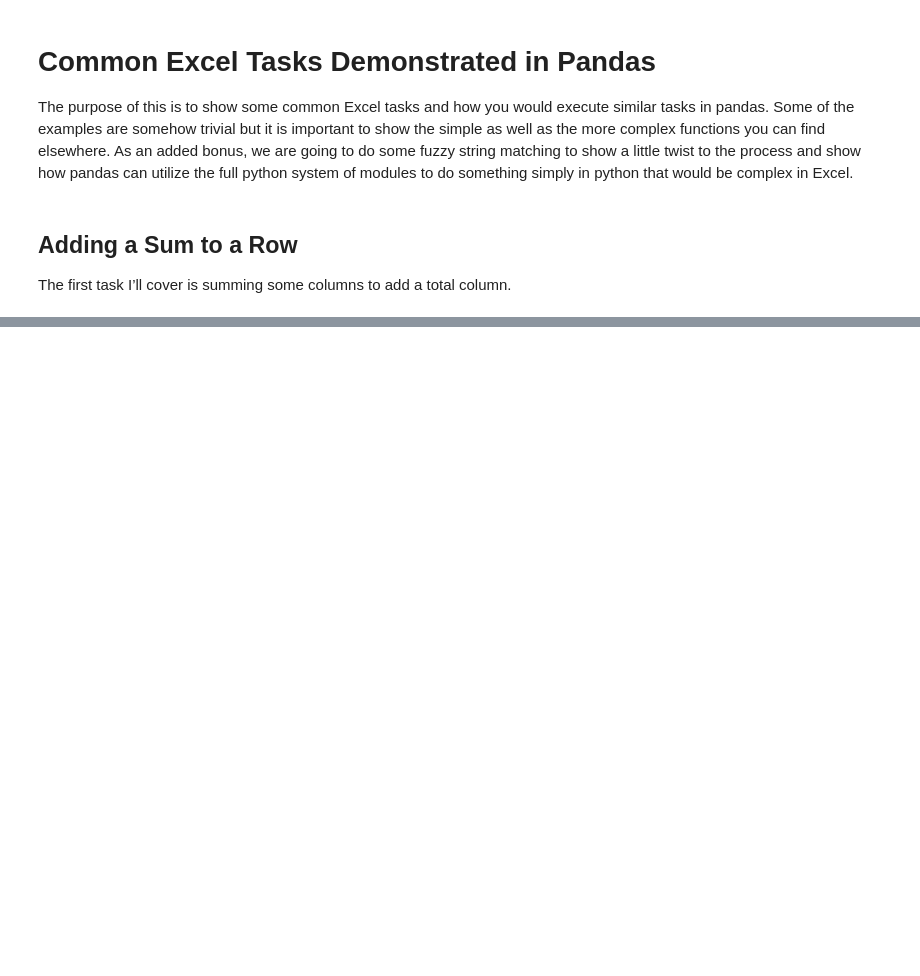
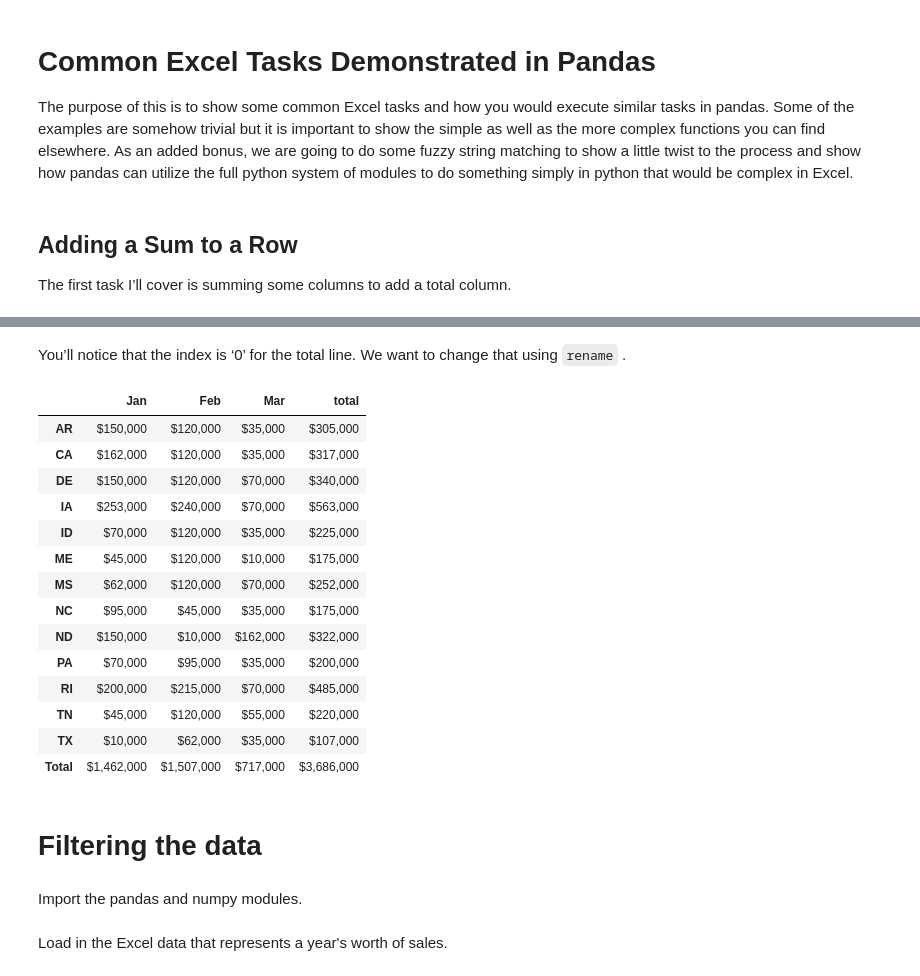
Before and after one commit to bignollo/DSPXI, a Jupyter notebook: 06 - Excel/06.00-Introduction-to-excel.ipynb, the cells around one changed output, grey strips where cells are left out. Saved outputs shown, nothing was run; the diff lists cells and outputs as text; code cells hidden in the pictures; blank space fills up the shorter version.

Commit message:
Update main excel notebook

```diff
--- a/06 - Excel/06.00-Introduction-to-excel.ipynb
+++ b/06 - Excel/06.00-Introduction-to-excel.ipynb
@@ -944,0 +1491,25 @@ df.head()
+# %% [markdown]
+You’ll notice that the index is ‘0’ for the total line. We want to change that using `rename` .
+# %%
+final_table = final_table.rename(index={0:"Total"})
+final_table
+# %% [output]
+|  | Jan | Feb | Mar | total |
+| AR | $150,000 | $120,000 | $35,000 | $305,000 |
+| CA | $162,000 | $120,000 | $35,000 | $317,000 |
+| DE | $150,000 | $120,000 | $70,000 | $340,000 |
+| IA | $253,000 | $240,000 | $70,000 | $563,000 |
+| ID | $70,000 | $120,000 | $35,000 | $225,000 |
+| ME | $45,000 | $120,000 | $10,000 | $175,000 |
+| MS | $62,000 | $120,000 | $70,000 | $252,000 |
+| NC | $95,000 | $45,000 | $35,000 | $175,000 |
+| ND | $150,000 | $10,000 | $162,000 | $322,000 |
+| PA | $70,000 | $95,000 | $35,000 | $200,000 |
+| RI | $200,000 | $215,000 | $70,000 | $485,000 |
+| TN | $45,000 | $120,000 | $55,000 | $220,000 |
+| TX | $10,000 | $62,000 | $35,000 | $107,000 |
+| Total | $1,462,000 | $1,507,000 | $717,000 | $3,686,000 |
+# %% [markdown]
+# Filtering the data
+# %% [markdown]
+Import the pandas and numpy modules.
@@ -944,0 +1519,2 @@ df.head()
+# %% [markdown]
+Load in the Excel data that represents a year's worth of sales.
```
Also changed, not shown: parts of 102 cells of this notebook.
